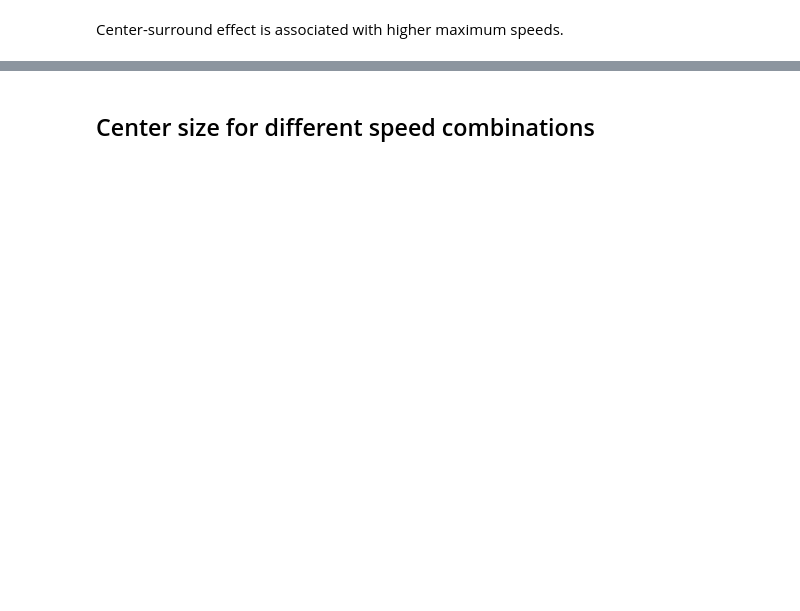
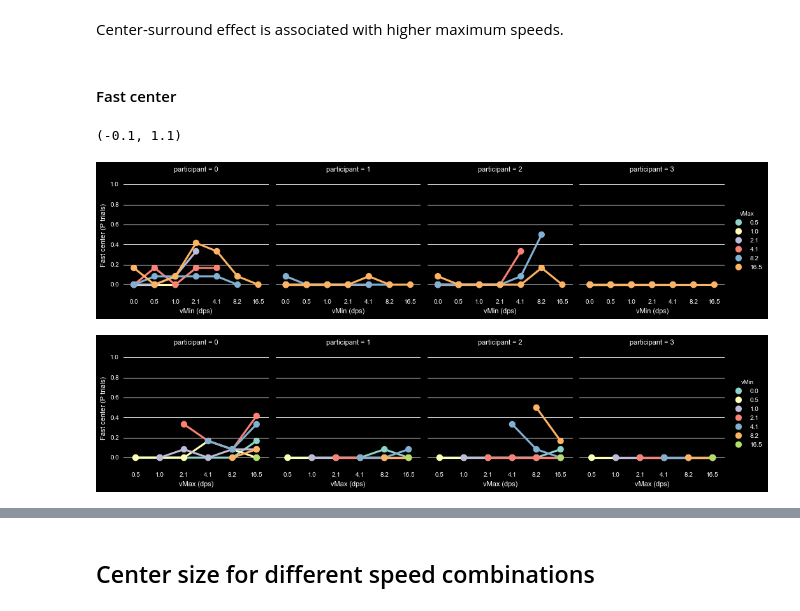
Before and after one commit to egorananyev/mc, a Jupyter notebook: analysis/mcvct.ipynb, the cells around one changed output, grey strips where cells are left out. Drawn from its saved outputs; the diff is of its cells as text; code cells hidden in the pictures; blank space fills up the shorter version.

```diff
--- a/analysis/mcvct.ipynb
+++ b/analysis/mcvct.ipynb
@@ -160,3 +130,18 @@ plt.ylim(-0.1,1.1)
 # %% [markdown]
 Center-surround effect is associated with higher maximum speeds.
+# %% [markdown]
+#### Fast center
+# %%
+g = sns.factorplot(x='vMin', y='fastCenter', hue='vMax', col='participant', data=ds,
+               col_wrap=4, size=3.5, ci=None)
+g.set_axis_labels('vMin (dps)','Fast center (P trials)')
+plt.ylim(-0.1,1.1)
+g = sns.factorplot(x='vMax', y='fastCenter', hue='vMin', col='participant', data=ds,
+               col_wrap=4, size=3.5, ci=None)
+g.set_axis_labels('vMax (dps)','Fast center (P trials)')
+plt.ylim(-0.1,1.1)
+# %% [output]
+(-0.1, 1.1)
+[figure, added]
+[figure, added]
 # %%
```
Also changed, not shown: parts of 40 cells of this notebook, 2 other files.
